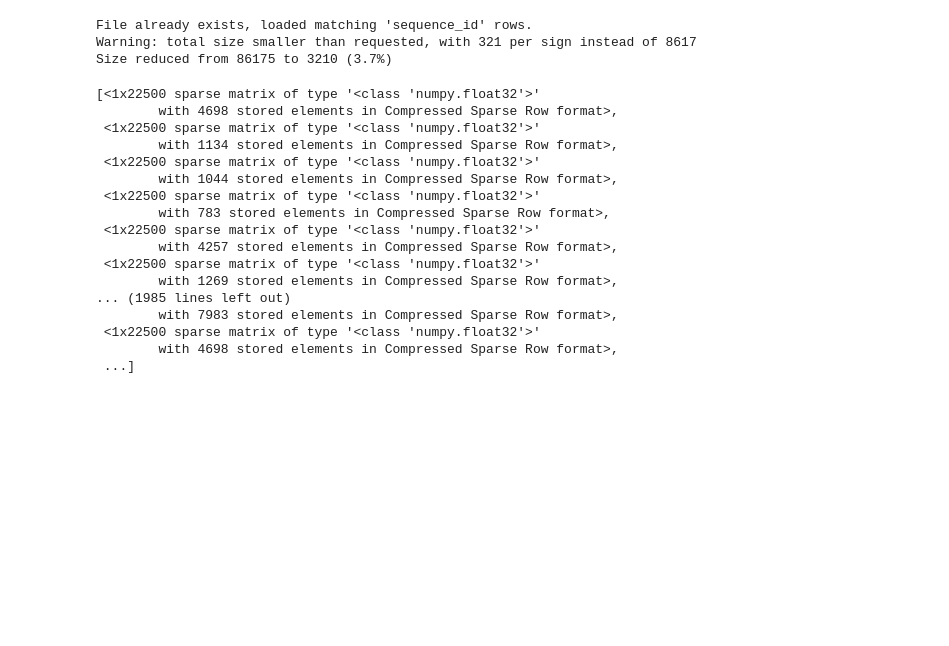
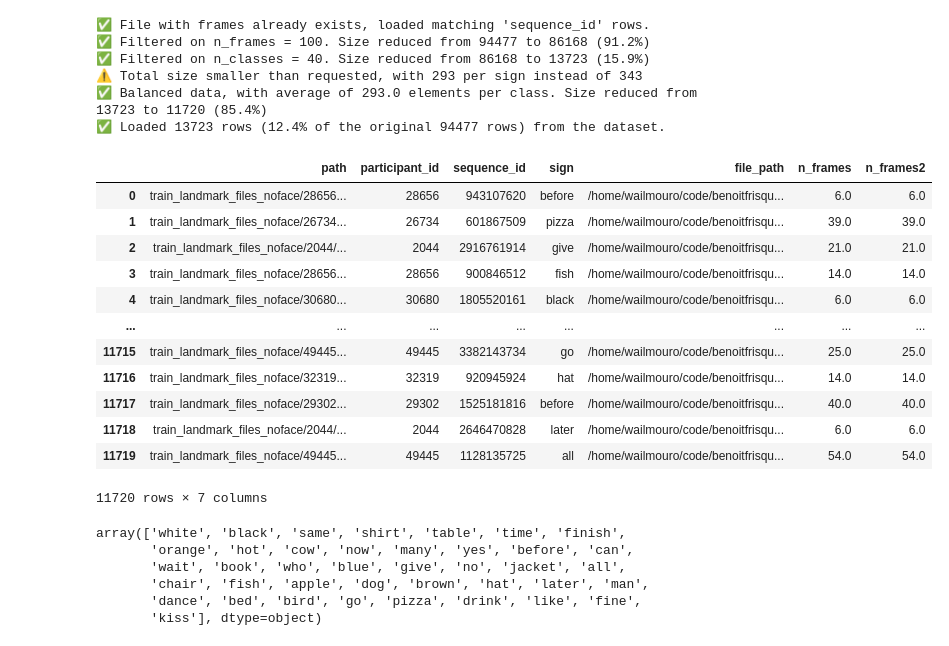
Before and after one commit to benoitfrisque/signlens, a Jupyter notebook: notebooks/Wail/notebook_model_testing.ipynb, the cells around one changed output. Drawn from its saved outputs; the diff is of its cells as text; code cells hidden in the pictures; blank space fills up the shorter version.

```diff
--- a/notebooks/Wail/notebook_model_testing.ipynb
+++ b/notebooks/Wail/notebook_model_testing.ipynb
@@ -16,9 +48,36 @@ from utils.model_utils import *
 # %%
-train=load_data_subset_csv(balanced=True,num_signs=10)
+train=load_data_subset_csv(balanced=True,n_classes=40)
+train
 # %% [output]
-File already exists, loaded matching 'sequence_id' rows.
-Warning: total size smaller than requested, with 321 per sign instead of 8617
-Size reduced from 86175 to 3210 (3.7%)
+✅ File with frames already exists, loaded matching 'sequence_id' rows.
+✅ Filtered on n_frames = 100. Size reduced from 94477 to 86168 (91.2%)
+✅ Filtered on n_classes = 40. Size reduced from 86168 to 13723 (15.9%)
+⚠️ Total size smaller than requested, with 293 per sign instead of 343
+✅ Balanced data, with average of 293.0 elements per class. Size reduced from 13723 to 11720 (85.4%)
+✅ Loaded 13723 rows (12.4% of the original 94477 rows) from the dataset.
+|  | path | participant_id | sequence_id | sign | file_path | n_frames | n_frames2 |
+| 0 | train_landmark_files_noface/28656... | 28656 | 943107620 | before | /home/wailmouro/code/benoitfrisqu... | 6.0 | 6.0 |
+| 1 | train_landmark_files_noface/26734... | 26734 | 601867509 | pizza | /home/wailmouro/code/benoitfrisqu... | 39.0 | 39.0 |
+| 2 | train_landmark_files_noface/2044/... | 2044 | 2916761914 | give | /home/wailmouro/code/benoitfrisqu... | 21.0 | 21.0 |
+| 3 | train_landmark_files_noface/28656... | 28656 | 900846512 | fish | /home/wailmouro/code/benoitfrisqu... | 14.0 | 14.0 |
+| 4 | train_landmark_files_noface/30680... | 30680 | 1805520161 | black | /home/wailmouro/code/benoitfrisqu... | 6.0 | 6.0 |
+| ... | ... | ... | ... | ... | ... | ... | ... |
+| 11715 | train_landmark_files_noface/49445... | 49445 | 3382143734 | go | /home/wailmouro/code/benoitfrisqu... | 25.0 | 25.0 |
+| 11716 | train_landmark_files_noface/32319... | 32319 | 920945924 | hat | /home/wailmouro/code/benoitfrisqu... | 14.0 | 14.0 |
+| 11717 | train_landmark_files_noface/29302... | 29302 | 1525181816 | before | /home/wailmouro/code/benoitfrisqu... | 40.0 | 40.0 |
+| 11718 | train_landmark_files_noface/2044/... | 2044 | 2646470828 | later | /home/wailmouro/code/benoitfrisqu... | 6.0 | 6.0 |
+| 11719 | train_landmark_files_noface/49445... | 49445 | 1128135725 | all | /home/wailmouro/code/benoitfrisqu... | 54.0 | 54.0 |
+11720 rows × 7 columns
+# %%
+y_unique_sign=train["sign"].unique()
+y_unique_sign
+# %% [output]
+array(['white', 'black', 'same', 'shirt', 'table', 'time', 'finish',
+       'orange', 'hot', 'cow', 'now', 'many', 'yes', 'before', 'can',
+       'wait', 'book', 'who', 'blue', 'give', 'no', 'jacket', 'all',
+       'chair', 'fish', 'apple', 'dog', 'brown', 'hat', 'later', 'man',
+       'dance', 'bed', 'bird', 'go', 'pizza', 'drink', 'like', 'fine',
+       'kiss'], dtype=object)
 # %%
 y=label_dictionnary(train)
 # %%
@@ -32,21 +91 @@ X_test_sparse=group_pad_sequences(X_test)
-# %%
-X_train_sparse
-# %% [output]
-[<1x22500 sparse matrix of type '<class 'numpy.float32'>'
-        with 4698 stored elements in Compressed Sparse Row format>,
- <1x22500 sparse matrix of type '<class 'numpy.float32'>'
-        with 1134 stored elements in Compressed Sparse Row format>,
- <1x22500 sparse matrix of type '<class 'numpy.float32'>'
-        with 1044 stored elements in Compressed Sparse Row format>,
- <1x22500 sparse matrix of type '<class 'numpy.float32'>'
-        with 783 stored elements in Compressed Sparse Row format>,
- <1x22500 sparse matrix of type '<class 'numpy.float32'>'
-        with 4257 stored elements in Compressed Sparse Row format>,
- <1x22500 sparse matrix of type '<class 'numpy.float32'>'
-        with 1269 stored elements in Compressed Sparse Row format>,
-... (1985 lines left out)
-        with 7983 stored elements in Compressed Sparse Row format>,
- <1x22500 sparse matrix of type '<class 'numpy.float32'>'
-        with 4698 stored elements in Compressed Sparse Row format>,
- ...]
 # %%
```
Also changed, not shown: parts of 20 cells of this notebook, 7 other files.
